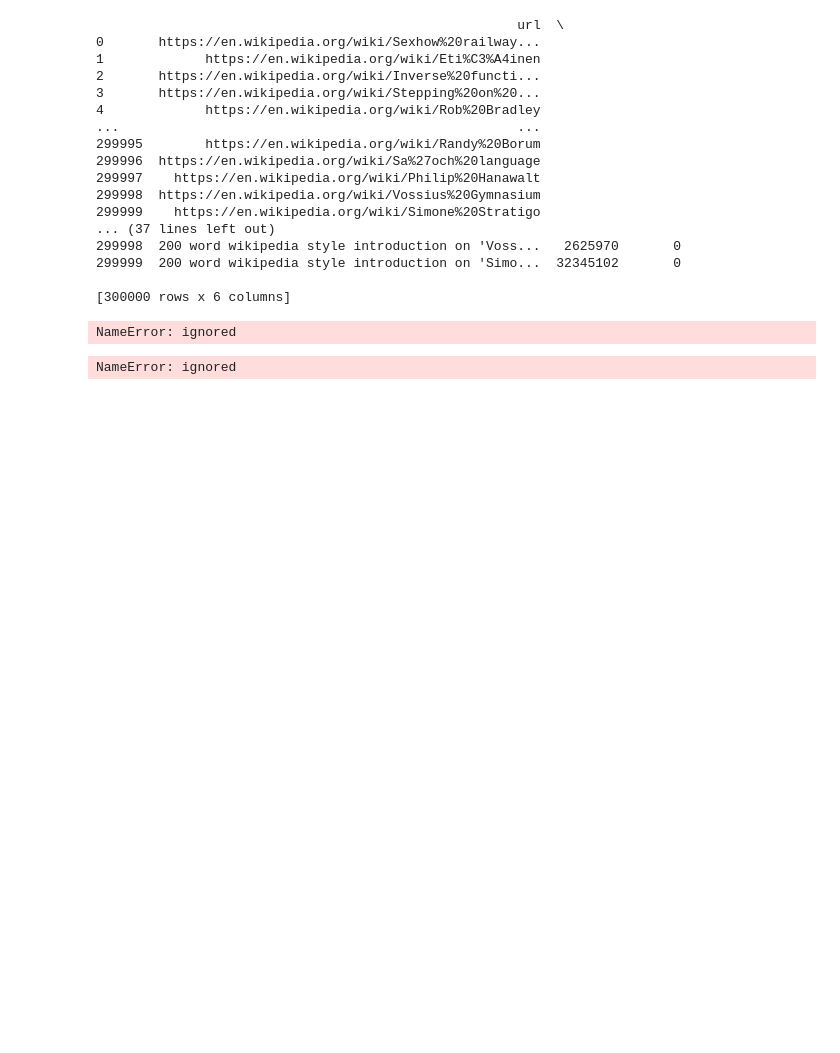
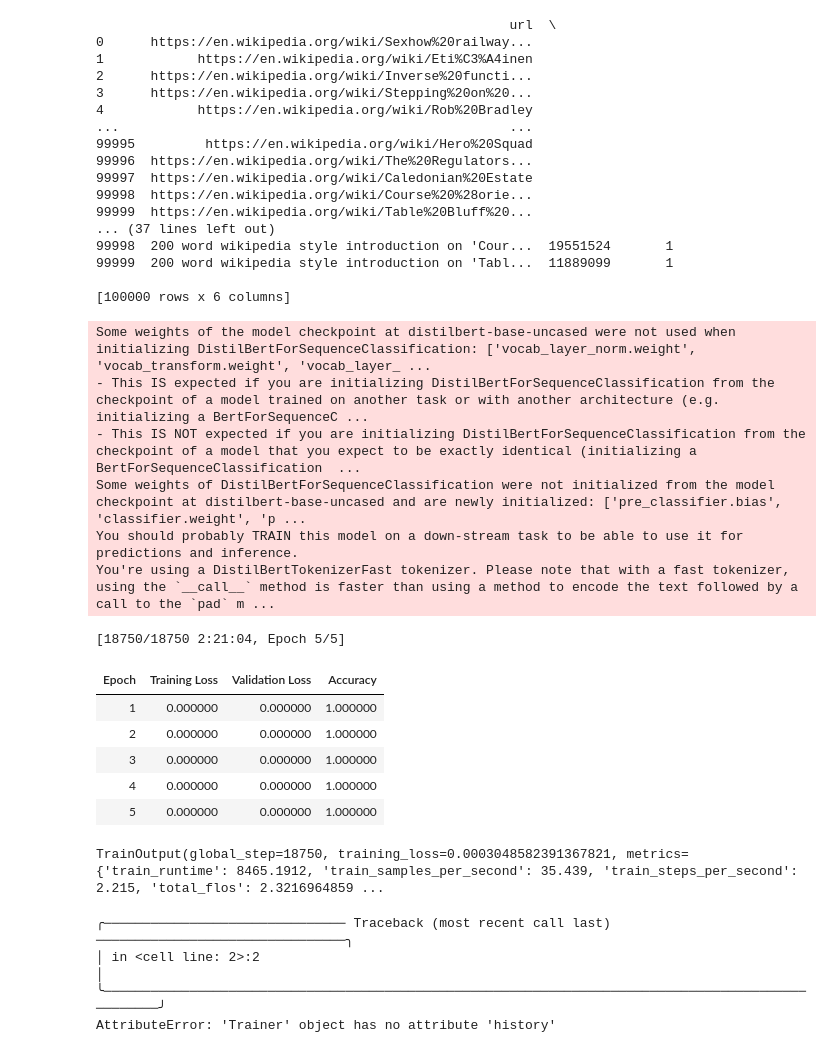
Before and after one commit to Wesley-Janson/transformers_for_human_vs_ai_text_identification, a Jupyter notebook: bert_most_recent.ipynb, the cells around one changed output. Drawn from its saved outputs; the diff is of its cells as text; code cells hidden in the pictures; blank space fills up the shorter version.

```diff
--- a/bert_most_recent.ipynb
+++ b/bert_most_recent.ipynb
@@ -27,32 +43,33 @@ from transformers import AutoTokenizer
 tokenizer = AutoTokenizer.from_pretrained("distilbert-base-uncased")
 # %%
-import pandas as pd
 def load_data(csv):
   # Reads the raw csv file and split into
   # sentences (x) and target (y)
   df = pd.read_csv(csv)
   return df
+
 data = load_data(f'{PATH}/data.csv')
 data=data.rename(columns = {'type':'labels'})
+data = data[0:100000]
 print(data)
 # %% [output]
-                                                      url  \
-0       https://en.wikipedia.org/wiki/Sexhow%20railway...
-1             https://en.wikipedia.org/wiki/Eti%C3%A4inen
-2       https://en.wikipedia.org/wiki/Inverse%20functi...
-3       https://en.wikipedia.org/wiki/Stepping%20on%20...
-4             https://en.wikipedia.org/wiki/Rob%20Bradley
-...                                                   ...
-299995        https://en.wikipedia.org/wiki/Randy%20Borum
-299996  https://en.wikipedia.org/wiki/Sa%27och%20language
-299997    https://en.wikipedia.org/wiki/Philip%20Hanawalt
-299998  https://en.wikipedia.org/wiki/Vossius%20Gymnasium
-299999    https://en.wikipedia.org/wiki/Simone%20Stratigo
+                                                     url  \
+0      https://en.wikipedia.org/wiki/Sexhow%20railway...
+1            https://en.wikipedia.org/wiki/Eti%C3%A4inen
+2      https://en.wikipedia.org/wiki/Inverse%20functi...
+3      https://en.wikipedia.org/wiki/Stepping%20on%20...
+4            https://en.wikipedia.org/wiki/Rob%20Bradley
+...                                                  ...
+99995         https://en.wikipedia.org/wiki/Hero%20Squad
+99996  https://en.wikipedia.org/wiki/The%20Regulators...
+99997  https://en.wikipedia.org/wiki/Caledonian%20Estate
+99998  https://en.wikipedia.org/wiki/Course%20%28orie...
+99999  https://en.wikipedia.org/wiki/Table%20Bluff%20...
 ... (37 lines left out)
-299998  200 word wikipedia style introduction on 'Voss...   2625970       0
-299999  200 word wikipedia style introduction on 'Simo...  32345102       0
+99998  200 word wikipedia style introduction on 'Cour...  19551524       1
+99999  200 word wikipedia style introduction on 'Tabl...  11889099       1
 
-[300000 rows x 6 columns]
+[100000 rows x 6 columns]
 # %%
 #Tokenize inputs
 def preprocess_function(examples):
@@ -90,38 +101,50 @@ def compute_metrics(eval_pred):
 id2label = {0: "HUMAN", 1: "MACHINE"}
 label2id = {"HUMAN": 0, "MACHINE": 1}
 # %%
-from transformers import AutoModelForSequenceClassification, TrainingArguments, Trainer
-
 model = AutoModelForSequenceClassification.from_pretrained(
     "distilbert-base-uncased", num_labels=2, id2label=id2label, label2id=label2id
 )
 training_args = TrainingArguments(
     output_dir="output",
     learning_rate=2e-5,
     per_device_train_batch_size=16,
     per_device_eval_batch_size=16,
     num_train_epochs=5,
     weight_decay=0.01,
    # label_names = "labels",
     evaluation_strategy="epoch",
     save_strategy="epoch",
     load_best_model_at_end=False,
     push_to_hub=False,
 )
 
 trainer = Trainer(
     model=model,
     args=training_args,
     train_dataset=tokenized_df_train,
     eval_dataset=tokenized_df_test,
     tokenizer=tokenizer,
     data_collator=data_collator,
     compute_metrics=compute_metrics,
 )
 
-trainer.train()
+train_output = trainer.train()
+train_output
 # %% [output]
-NameError: ignored
+Some weights of the model checkpoint at distilbert-base-uncased were not used when initializing DistilBertForSequenceClassification: ['vocab_layer_norm.weight', 'vocab_transform.weight', 'vocab_layer_ ...
+- This IS expected if you are initializing DistilBertForSequenceClassification from the checkpoint of a model trained on another task or with another architecture (e.g. initializing a BertForSequenceC ...
+- This IS NOT expected if you are initializing DistilBertForSequenceClassification from the checkpoint of a model that you expect to be exactly identical (initializing a BertForSequenceClassification  ...
+Some weights of DistilBertForSequenceClassification were not initialized from the model checkpoint at distilbert-base-uncased and are newly initialized: ['pre_classifier.bias', 'classifier.weight', 'p ...
+You should probably TRAIN this model on a down-stream task to be able to use it for predictions and inference.
+You're using a DistilBertTokenizerFast tokenizer. Please note that with a fast tokenizer, using the `__call__` method is faster than using a method to encode the text followed by a call to the `pad` m ...
+[18750/18750 2:21:04, Epoch 5/5]
+| Epoch | Training Loss | Validation Loss | Accuracy |
+| 1 | 0.000000 | 0.000000 | 1.000000 |
+| 2 | 0.000000 | 0.000000 | 1.000000 |
+| 3 | 0.000000 | 0.000000 | 1.000000 |
+| 4 | 0.000000 | 0.000000 | 1.000000 |
+| 5 | 0.000000 | 0.000000 | 1.000000 |
+TrainOutput(global_step=18750, training_loss=0.0003048582391367821, metrics={'train_runtime': 8465.1912, 'train_samples_per_second': 35.439, 'train_steps_per_second': 2.215, 'total_flos': 2.3216964859 ...
 # %%
 # get the training and validation loss and accuracy values from the trainer object
 train_losses = trainer.history['train_loss']
@@ -147,4 +170,7 @@ TrainingArguments.plot(
     metric_name="Accuracy",
 )
 # %% [output]
-NameError: ignored
+╭─────────────────────────────── Traceback (most recent call last) ────────────────────────────────╮
+│ in <cell line: 2>:2                                                                              │
+╰──────────────────────────────────────────────────────────────────────────────────────────────────╯
+AttributeError: 'Trainer' object has no attribute 'history'
```
Also changed, not shown: parts of 10 cells of this notebook.
